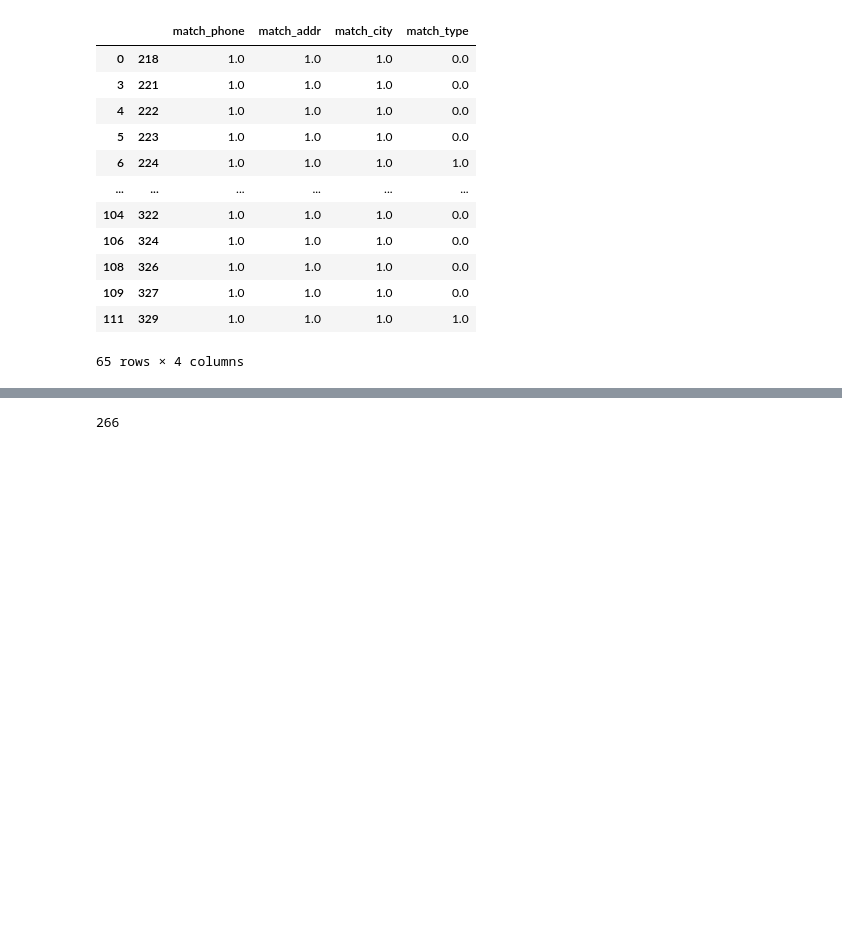
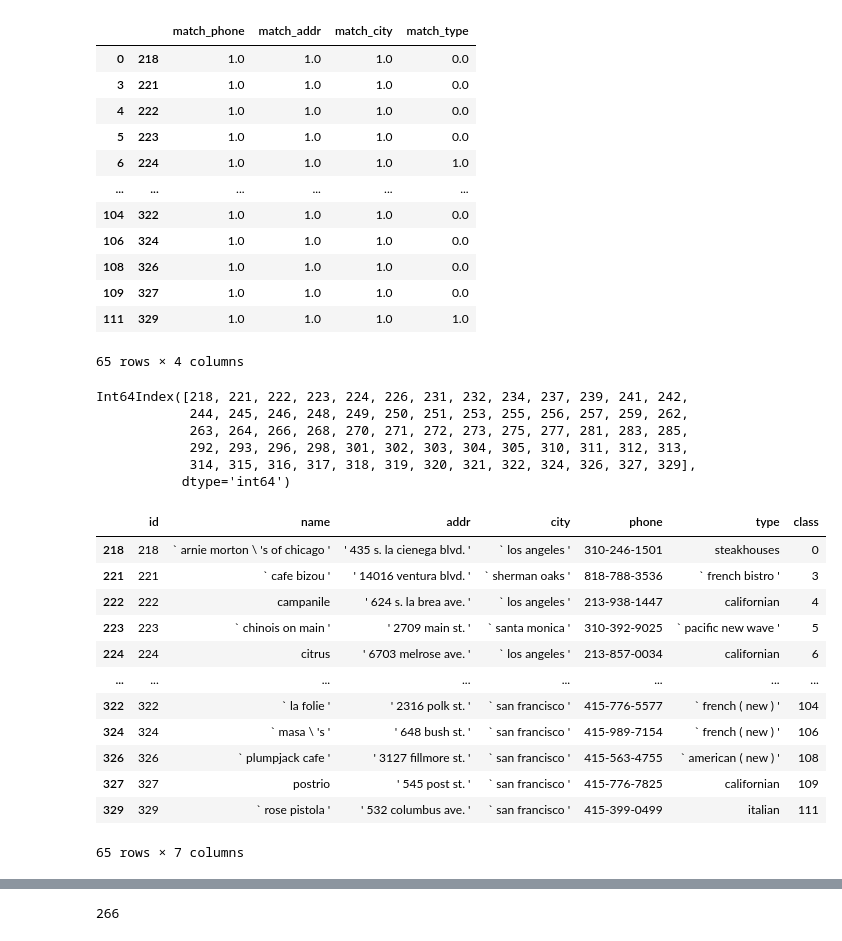
Before and after one commit to highlander-spirou/data-project, a Jupyter notebook: deduplication/deduplication.ipynb, the cells around one changed output, grey strips where cells are left out. Saved outputs shown, nothing was run; the diff lists cells and outputs as text; code cells hidden in the pictures; blank space fills up the shorter version.

```diff
--- a/deduplication/deduplication.ipynb
+++ b/deduplication/deduplication.ipynb
@@ -108,11 +107,34 @@ matches
 | 109 | 327 | 1.0 | 1.0 | 1.0 | 0.0 |
 | 111 | 329 | 1.0 | 1.0 | 1.0 | 1.0 |
 65 rows × 4 columns
+# %%
+# lấy index của df_2 (position 1)
+df_2_index_with_dup = matches.index.get_level_values(1) # get only the index of B from the matches
+df_2_index_with_dup
+# %% [output]
+Int64Index([218, 221, 222, 223, 224, 226, 231, 232, 234, 237, 239, 241, 242,
+            244, 245, 246, 248, 249, 250, 251, 253, 255, 256, 257, 259, 262,
+            263, 264, 266, 268, 270, 271, 272, 273, 275, 277, 281, 283, 285,
+            292, 293, 296, 298, 301, 302, 303, 304, 305, 310, 311, 312, 313,
+            314, 315, 316, 317, 318, 319, 320, 321, 322, 324, 326, 327, 329],
+           dtype='int64')
 # %%
-# lấy index của df_2 (position 1)
-df_2_index_with_dup = matches.index.get_level_values(1) # df of B which is mixed up (duplicated B, B that has A-outer)
 
 # loại duplicate (left-inner-join hóa)
-df_2_duplicate = df_2[df_2.index.isin(df_2_index_with_dup)] # df contains index that is duplicated w/ df_1
-
-df_2_no_dup = df_2[~df_2.index.isin(df_2_index_with_dup)] # clean df with only index of df_2
+df_2_duplicate = df_2[df_2.index.isin(df_2_index_with_dup)]
+# extract các rows từ df_2 contains index that is duplicated w/ df_1
+df_2_duplicate
+# %% [output]
+|  | id | name | addr | city | phone | type | class |
+| 218 | 218 | ` arnie morton \ 's of chicago ' | ' 435 s. la cienega blvd. ' | ` los angeles ' | 310-246-1501 | steakhouses | 0 |
+| 221 | 221 | ` cafe bizou ' | ' 14016 ventura blvd. ' | ` sherman oaks ' | 818-788-3536 | ` french bistro ' | 3 |
+| 222 | 222 | campanile | ' 624 s. la brea ave. ' | ` los angeles ' | 213-938-1447 | californian | 4 |
+| 223 | 223 | ` chinois on main ' | ' 2709 main st. ' | ` santa monica ' | 310-392-9025 | ` pacific new wave ' | 5 |
+| 224 | 224 | citrus | ' 6703 melrose ave. ' | ` los angeles ' | 213-857-0034 | californian | 6 |
+| ... | ... | ... | ... | ... | ... | ... | ... |
+| 322 | 322 | ` la folie ' | ' 2316 polk st. ' | ` san francisco ' | 415-776-5577 | ` french ( new ) ' | 104 |
+| 324 | 324 | ` masa \ 's ' | ' 648 bush st. ' | ` san francisco ' | 415-989-7154 | ` french ( new ) ' | 106 |
+| 326 | 326 | ` plumpjack cafe ' | ' 3127 fillmore st. ' | ` san francisco ' | 415-563-4755 | ` american ( new ) ' | 108 |
+| 327 | 327 | postrio | ' 545 post st. ' | ` san francisco ' | 415-776-7825 | californian | 109 |
+| 329 | 329 | ` rose pistola ' | ' 532 columbus ave. ' | ` san francisco ' | 415-399-0499 | italian | 111 |
+65 rows × 7 columns
```
Also changed, not shown: parts of 2 cells of this notebook.
